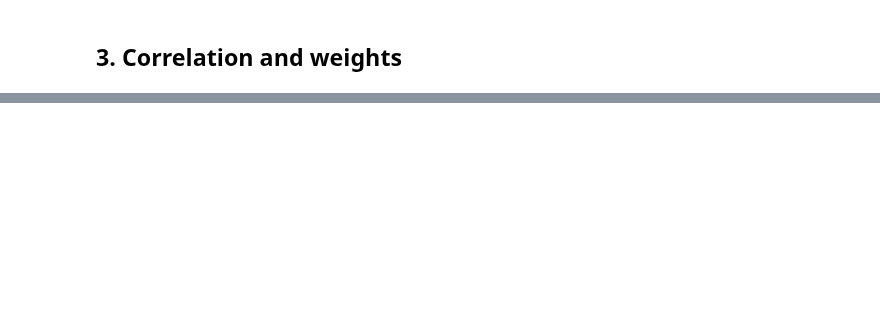
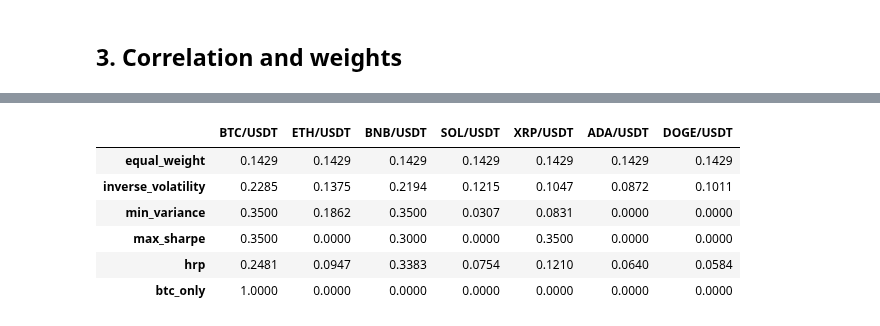
Before and after one commit to rkuznetc/ai-crypto-hedge-fund, a Jupyter notebook: notebooks/03_static_multi_asset_portfolio.ipynb, the cells around one changed output, grey strips where cells are left out. Cells and saved outputs as stored; diff of their text form; code cells hidden in the pictures; blank space fills up the shorter version.

```diff
--- a/notebooks/03_static_multi_asset_portfolio.ipynb
+++ b/notebooks/03_static_multi_asset_portfolio.ipynb
@@ -36,0 +55,10 @@ outputs.weights
+# %%
+outputs.weights.drop(index=["cash"], errors="ignore")
+# %% [output]
+|  | BTC/USDT | ETH/USDT | BNB/USDT | SOL/USDT | XRP/USDT | ADA/USDT | DOGE/USDT |
+| equal_weight | 0.1429 | 0.1429 | 0.1429 | 0.1429 | 0.1429 | 0.1429 | 0.1429 |
+| inverse_volatility | 0.2285 | 0.1375 | 0.2194 | 0.1215 | 0.1047 | 0.0872 | 0.1011 |
+| min_variance | 0.3500 | 0.1862 | 0.3500 | 0.0307 | 0.0831 | 0.0000 | 0.0000 |
+| max_sharpe | 0.3500 | 0.0000 | 0.3000 | 0.0000 | 0.3500 | 0.0000 | 0.0000 |
+| hrp | 0.2481 | 0.0947 | 0.3383 | 0.0754 | 0.1210 | 0.0640 | 0.0584 |
+| btc_only | 1.0000 | 0.0000 | 0.0000 | 0.0000 | 0.0000 | 0.0000 | 0.0000 |
```
Also changed, not shown: parts of 16 cells of this notebook.
